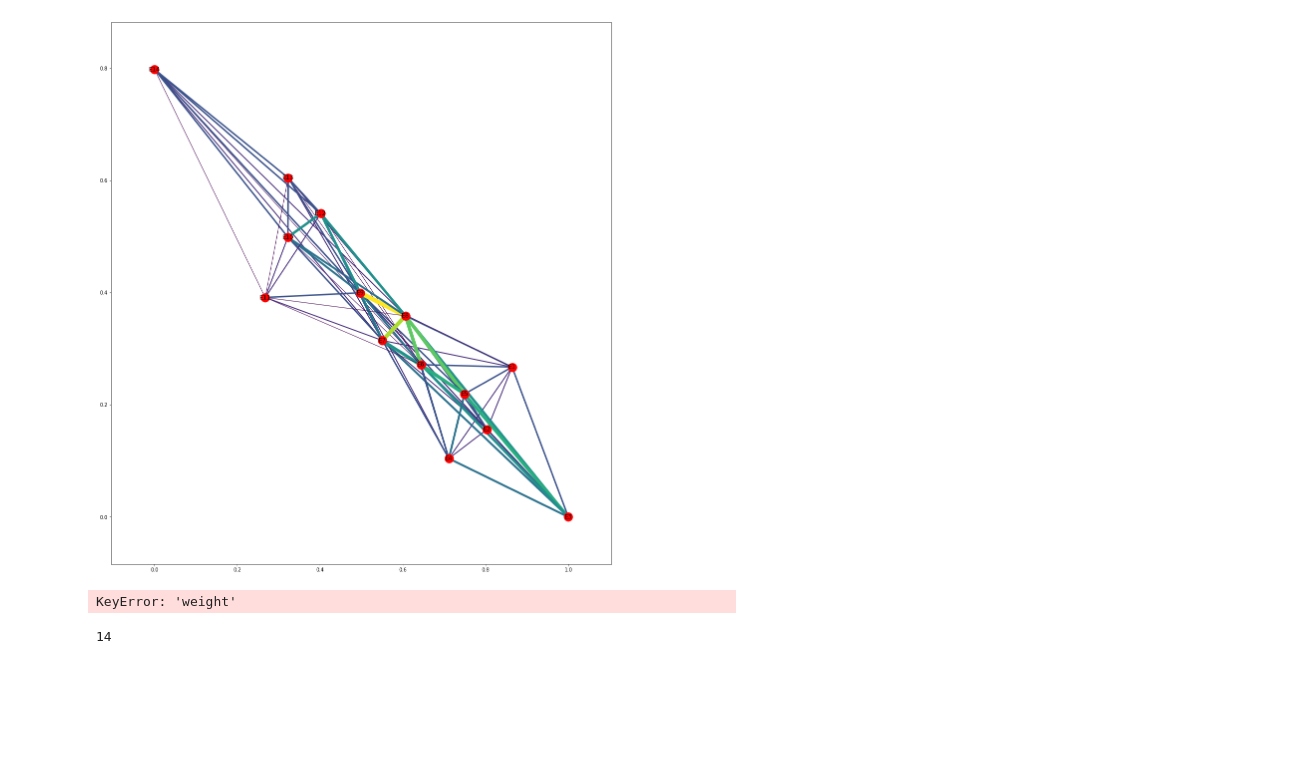
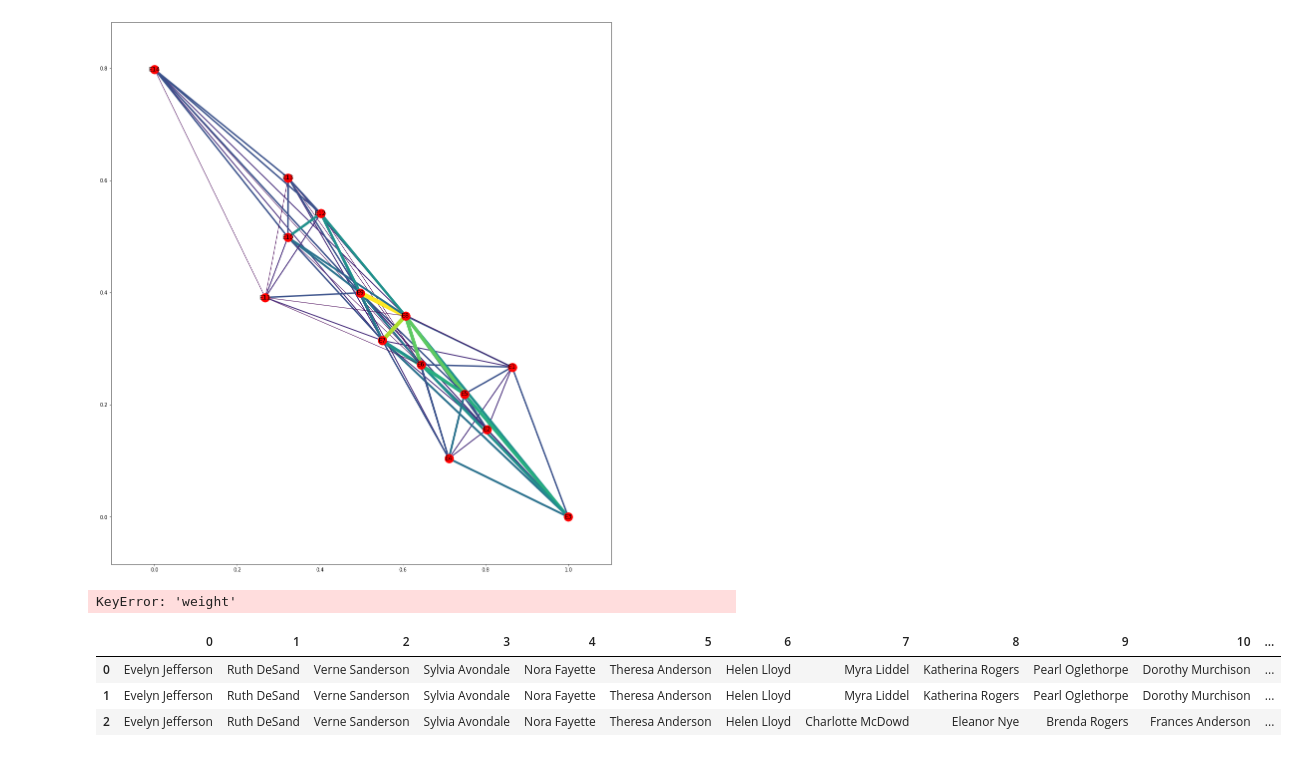
Before and after one commit to kelloggjohnd/Data620-Web_Analytics, a Jupyter notebook: Week 6/Backup.ipynb, the cells around one changed output. Drawn from its saved outputs; the diff is of its cells as text; code cells hidden in the pictures; blank space fills up the shorter version.

```diff
--- a/Week 6/Backup.ipynb
+++ b/Week 6/Backup.ipynb
@@ -236,8 +234,8 @@ nx.draw_networkx(e, width=weights, edge_color=weights)
 # %% [output]
 [figure]
 # %%
-def trim_edges(g,weight=1):
-    g2=net.Graph()
+def trim_edges(g, weight=1):
+    g2=nx.Graph()
     for f, to, edata in g.edges(data=True):
         if edata['weight'] > weight:
             g2.add_edge(f,to,edata)
@@ -257,8 +255,14 @@ islands = island_method(c)
 # %% [output]
 KeyError: 'weight'
 # %%
-len(c)
+eco = bipartite.weighted_projected_graph(G, women)
+eco =  trim_edges(eco, weight = .5)
+cliques = pd.DataFrame(nx.find_cliques(eco))
+cliques
 # %% [output]
-14
+|  | 0 | 1 | 2 | 3 | 4 | 5 | 6 | 7 | 8 | 9 | 10 | ... |
+| 0 | Evelyn Jefferson | Ruth DeSand | Verne Sanderson | Sylvia Avondale | Nora Fayette | Theresa Anderson | Helen Lloyd | Myra Liddel | Katherina Rogers | Pearl Oglethorpe | Dorothy Murchison | ... |
+| 1 | Evelyn Jefferson | Ruth DeSand | Verne Sanderson | Sylvia Avondale | Nora Fayette | Theresa Anderson | Helen Lloyd | Myra Liddel | Katherina Rogers | Pearl Oglethorpe | Dorothy Murchison | ... |
+| 2 | Evelyn Jefferson | Ruth DeSand | Verne Sanderson | Sylvia Avondale | Nora Fayette | Theresa Anderson | Helen Lloyd | Charlotte McDowd | Eleanor Nye | Brenda Rogers | Frances Anderson | ... |
 # %%
 # %% [output]
```
Also changed, not shown: parts of 6 cells of this notebook, 1 other file.
